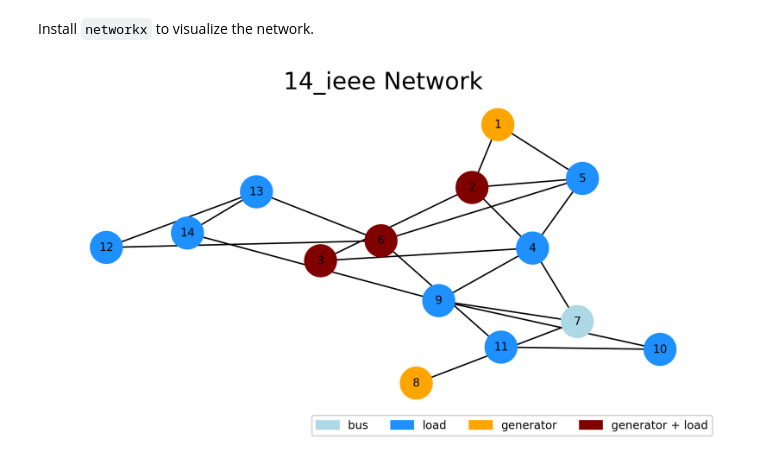
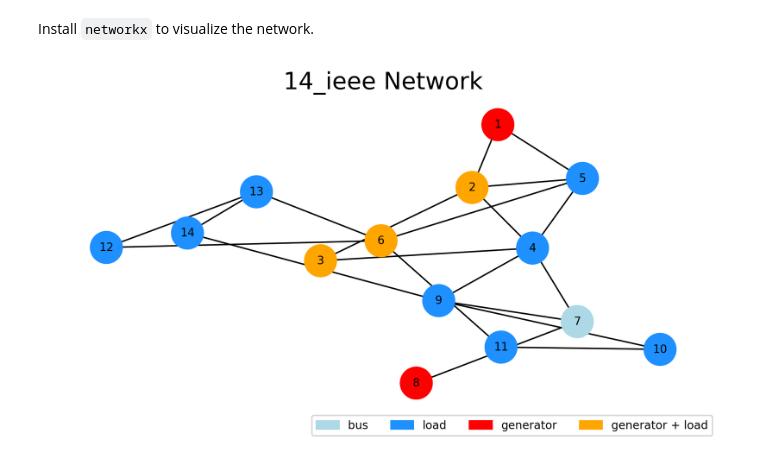
Before and after one commit to AI4OPT/OPFData, a Jupyter notebook: read_data.ipynb, the cells around one changed output. Saved outputs shown, nothing was run; the diff lists cells and outputs as text; code cells hidden in the pictures.

```diff
--- a/read_data.ipynb
+++ b/read_data.ipynb
@@ -381,32 +381,32 @@ G = make_network(data_folder / f"{case_ref}.ref.json")
 # %%
 # draw the network
 import matplotlib.patches as mpatches
 
 fig, ax = plt.subplots(1, 1, figsize=(7, 4), dpi=300)
 
 node_colors = {
     "bus": "lightblue",
     "load": "dodgerblue",
-    "generator": "orange",
-    "generator + load": "maroon",
+    "generator": "red",
+    "generator + load": "orange",
 }
 
 nx.draw(
     G=G,
     pos=nx.spring_layout(G, k=1, seed=42),
     ax=ax,
     node_color=[node_colors[G.nodes[n]["type"]] for n in G.nodes],
     with_labels=True,
     node_size=500,
     edge_color="black",
     font_size=8
 )
 
 legend_handles = [mpatches.Patch(color=color, label=label) for label, color in node_colors.items()]
 leg = ax.legend(handles=legend_handles, loc="lower right", ncol=4, fontsize=8)
 leg.set_bbox_to_anchor((1, -0.1))
 
 ax.set_title(f"{case_ref} Network")
 fig.tight_layout();
 # %% [output]
-[figure, old version]
+[figure, new version]
```
